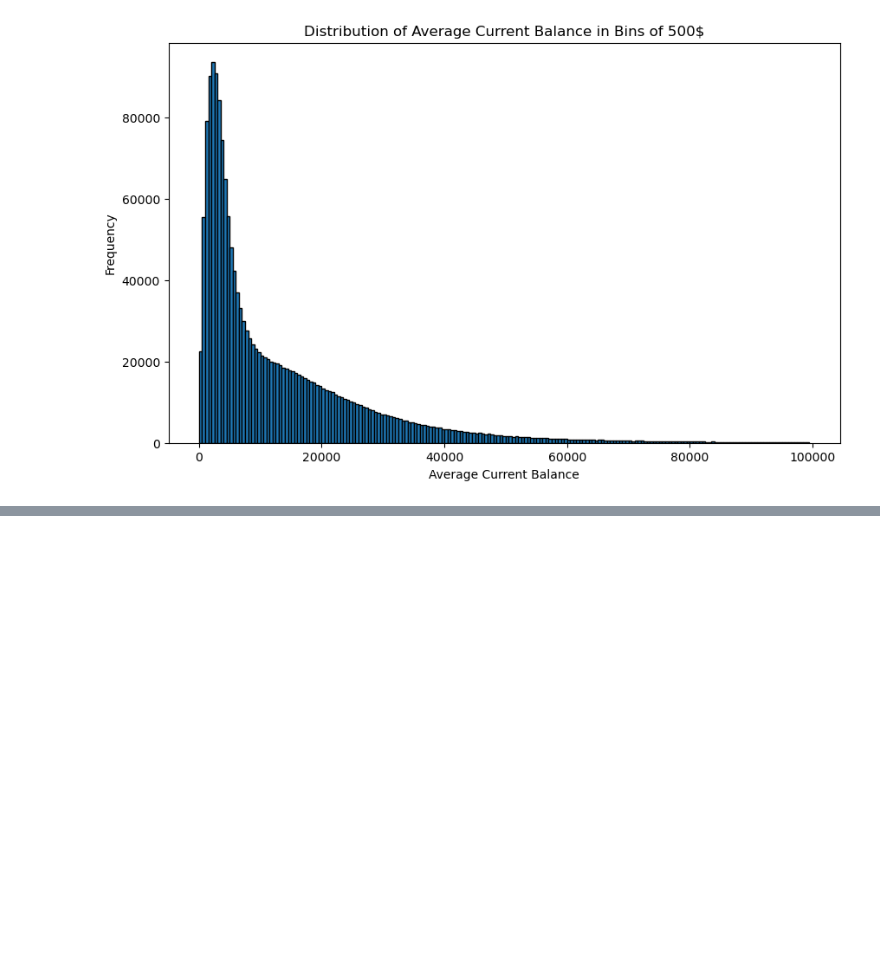
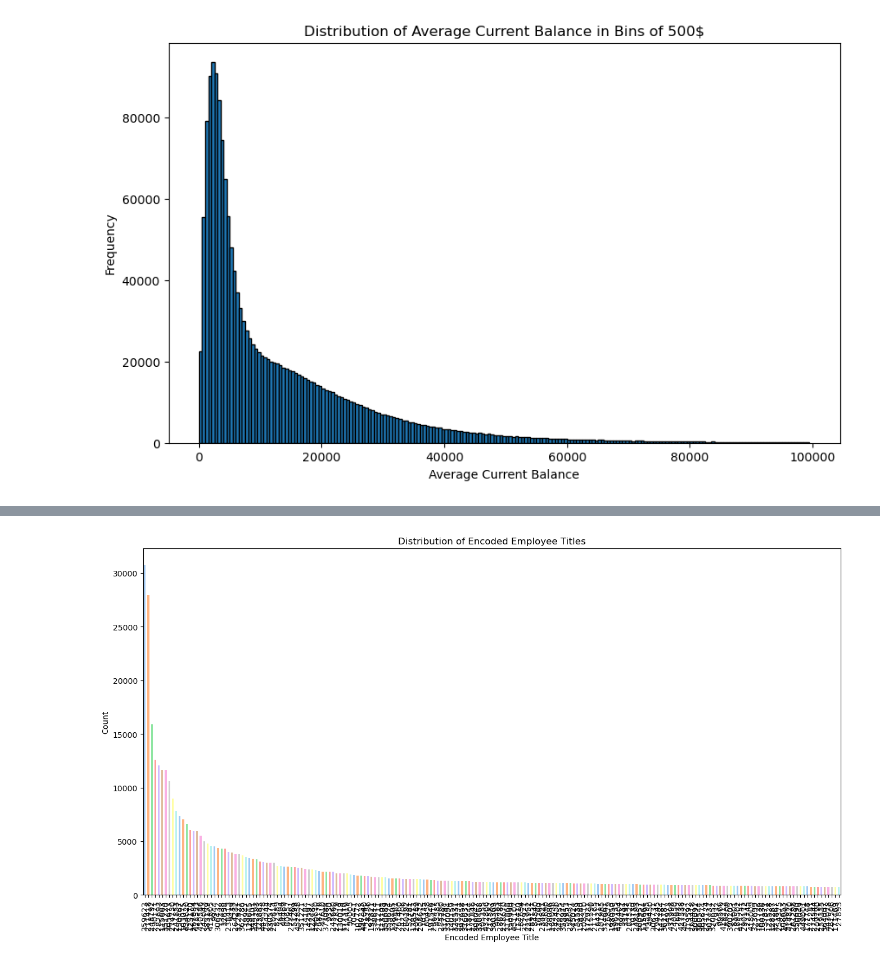
Before and after one commit to manolaz/kaggle-lending-hub-2024, a Jupyter notebook: trung-nva-lending-club-2007-20.ipynb, the cells around one changed output, grey strips where cells are left out. Saved outputs shown, nothing was run; the diff lists cells and outputs as text; code cells hidden in the pictures; blank space fills up the shorter version.

```diff
--- a/trung-nva-lending-club-2007-20.ipynb
+++ b/trung-nva-lending-club-2007-20.ipynb
@@ -628,0 +614,12 @@ X_train, X_test, y_train, y_test = train_test_split(X, y, test_size=0.33, random
+# %%
+import pandas as pd
+from sklearn.preprocessing import LabelEncoder
+
+# Assuming filtered_df_pd is your DataFrame
+# Initialize the LabelEncoder
+label_encoder = LabelEncoder()
+
+employee_filtered_df_pd = loan_status_df_pd.dropna(subset=['emp_title'])
+
+# Fit and transform the emp_title column
+employee_filtered_df_pd['emp_title_encoded'] = label_encoder.fit_transform(employee_filtered_df_pd['emp_title'])
@@ -628,0 +632,17 @@ X_train, X_test, y_train, y_test = train_test_split(X, y, test_size=0.33, random
+# %%
+
+# Keep only the specified columns
+employee_filtered_df_pd_clean = employee_filtered_df_pd[['loan_status', 'emp_title_encoded', 'funded_amnt', 'annual_inc', 'dti', 'avg_cur_bal', 'home_ownership']]
+# %%
+# show all emp_title_encoded values
+employee_filtered_df_pd_clean['emp_title_encoded'].value_counts()
+
+# display all values of emp_title_encoded
+# employee_filtered_df_pd_clean['emp_title_encoded'].unique()
+
+# keep only the top 200 values of emp_title_encoded
+top_emp_title_encoded = employee_filtered_df_pd_clean['emp_title_encoded'].value_counts().index[:200]
+employee_filtered_df_pd_clean = employee_filtered_df_pd_clean[employee_filtered_df_pd_clean['emp_title_encoded'].isin(top_emp_title_encoded)]
+
+# display all values of emp_title_encoded
+employee_filtered_df_pd_clean['emp_title_encoded'].unique()
@@ -628,0 +667,17 @@ X_train, X_test, y_train, y_test = train_test_split(X, y, test_size=0.33, random
+# %%
+# draw distribution of emp_title_encoded
+import matplotlib.pyplot as plt
+
+# Assuming employee_filtered_df_pd_clean is already defined
+# Group by 'emp_title_encoded' and count the occurrences
+emp_title_encoded_counts = employee_filtered_df_pd_clean['emp_title_encoded'].value_counts()
+
+# Create a bar plot
+plt.figure(figsize=(16, 8))
+emp_title_encoded_counts.plot(kind='bar', color=sns.color_palette("pastel"))
+plt.title('Distribution of Encoded Employee Titles')
+plt.xlabel('Encoded Employee Title')
+plt.ylabel('Count')
+plt.show()
+# %% [output]
+[figure, added]
```
Also changed, not shown: parts of 16 cells of this notebook.
